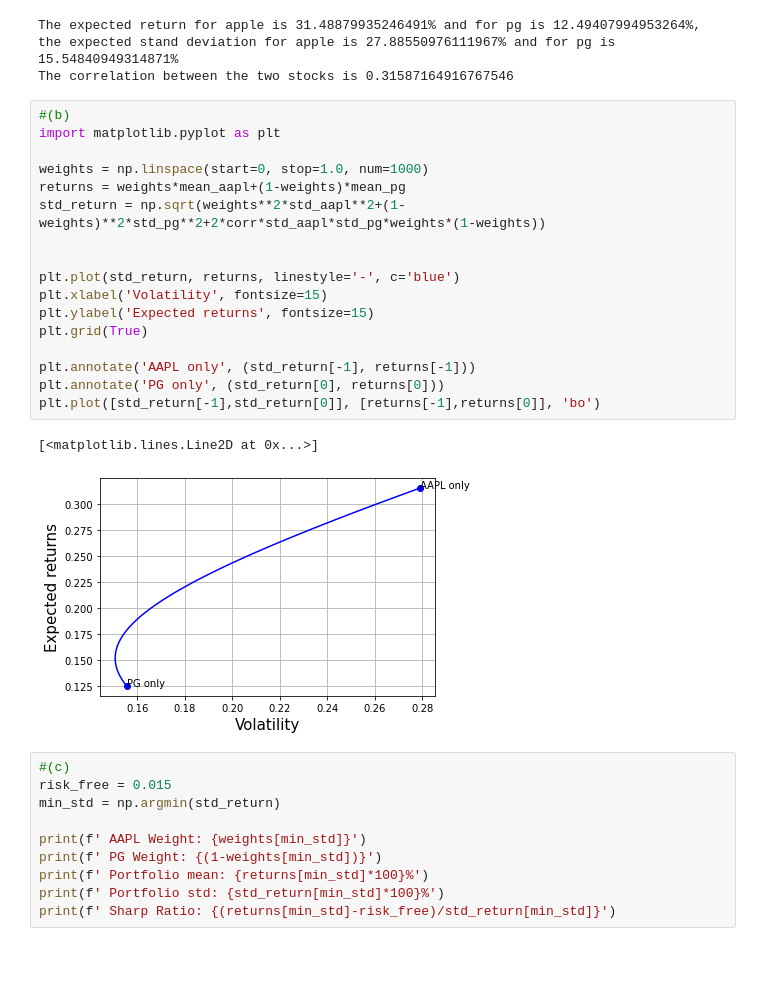
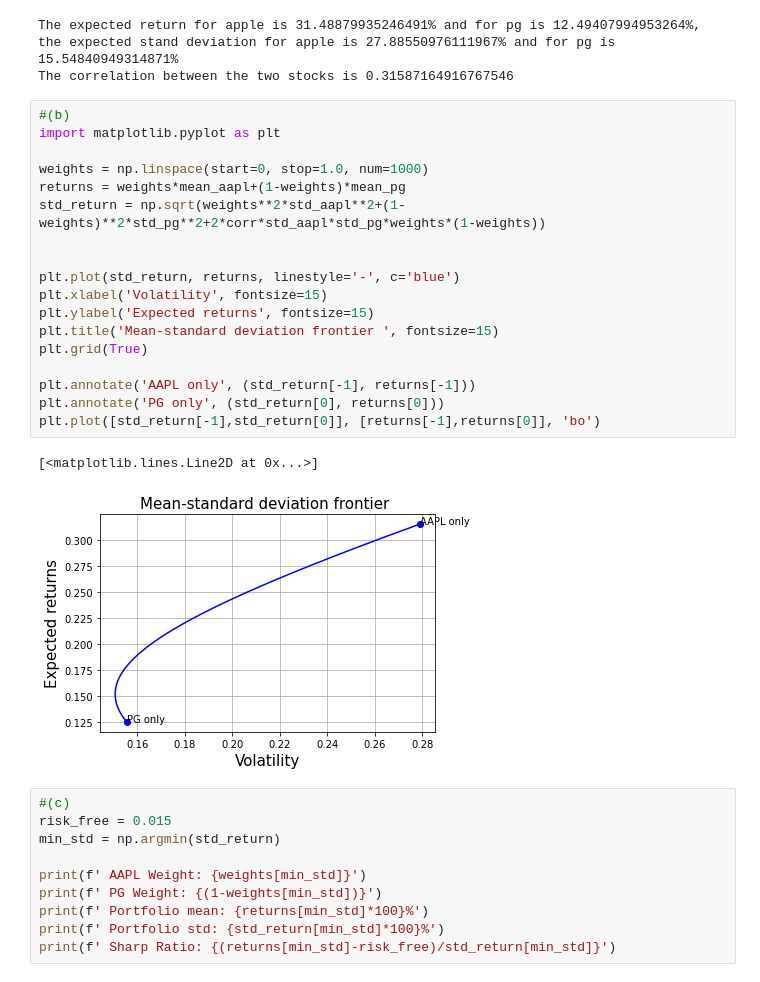
Before and after one commit to hugolan/investments, a Jupyter notebook: PS2/ps2.ipynb, the cells around one changed output. Drawn from its saved outputs; the diff is of its cells as text.

Commit message:
add plot titles

```diff
--- a/PS2/ps2.ipynb
+++ b/PS2/ps2.ipynb
@@ -248,23 +248,24 @@ The correlation between the two stocks is 0.31587164916767546
 # %%
 #(b)
 import matplotlib.pyplot as plt
 
 weights = np.linspace(start=0, stop=1.0, num=1000)
 returns = weights*mean_aapl+(1-weights)*mean_pg
 std_return = np.sqrt(weights**2*std_aapl**2+(1-weights)**2*std_pg**2+2*corr*std_aapl*std_pg*weights*(1-weights))
 
 
 plt.plot(std_return, returns, linestyle='-', c='blue')
 plt.xlabel('Volatility', fontsize=15)
 plt.ylabel('Expected returns', fontsize=15)
+plt.title('Mean-standard deviation frontier ', fontsize=15)
 plt.grid(True)
 
 plt.annotate('AAPL only', (std_return[-1], returns[-1]))
 plt.annotate('PG only', (std_return[0], returns[0]))
 plt.plot([std_return[-1],std_return[0]], [returns[-1],returns[0]], 'bo')
 # %% [output]
 [<matplotlib.lines.Line2D at 0x...>]
-[figure, old version]
+[figure, new version]
 # %%
 #(c)
 risk_free = 0.015
```
Also changed, not shown: parts of 3 cells of this notebook.
